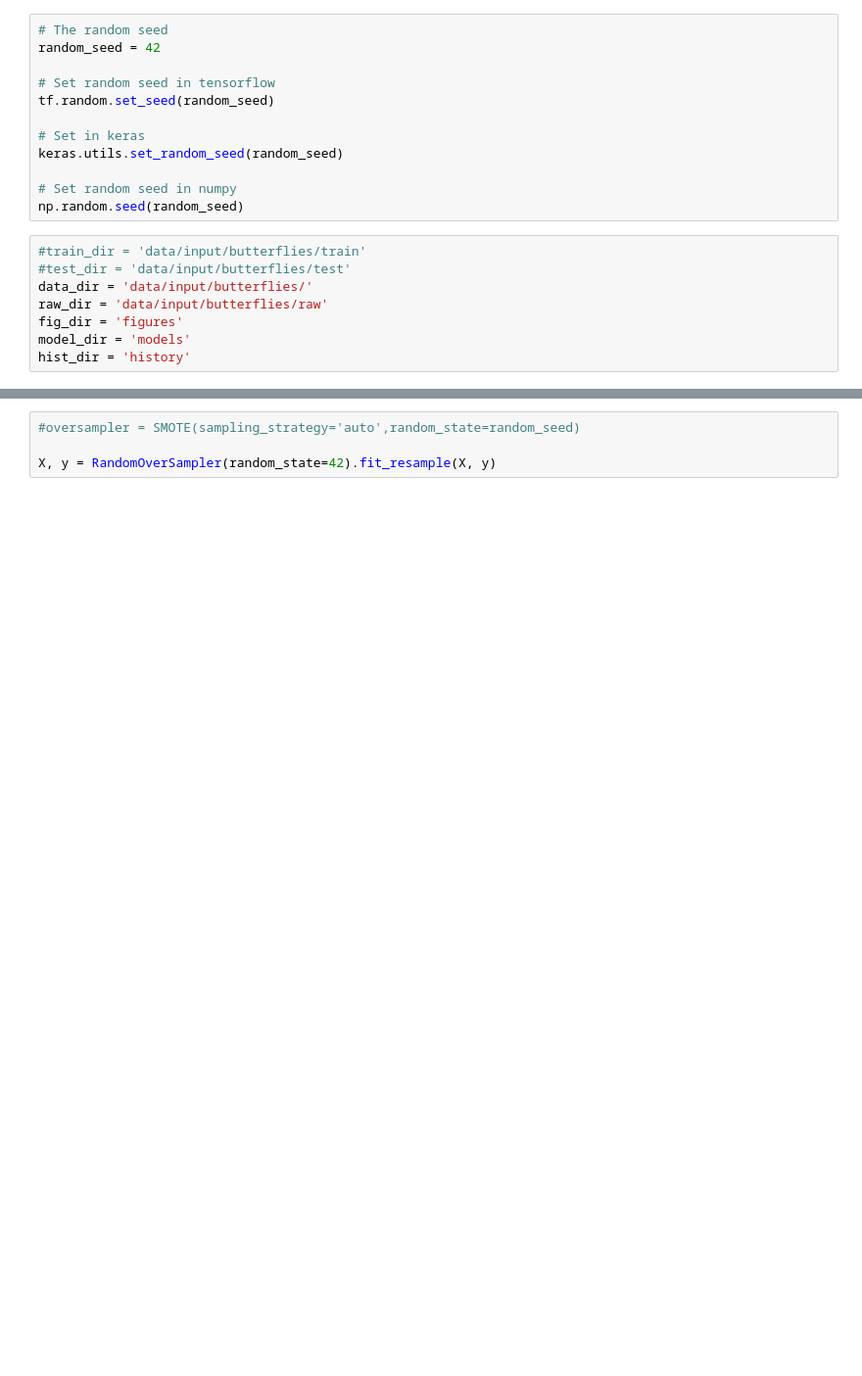
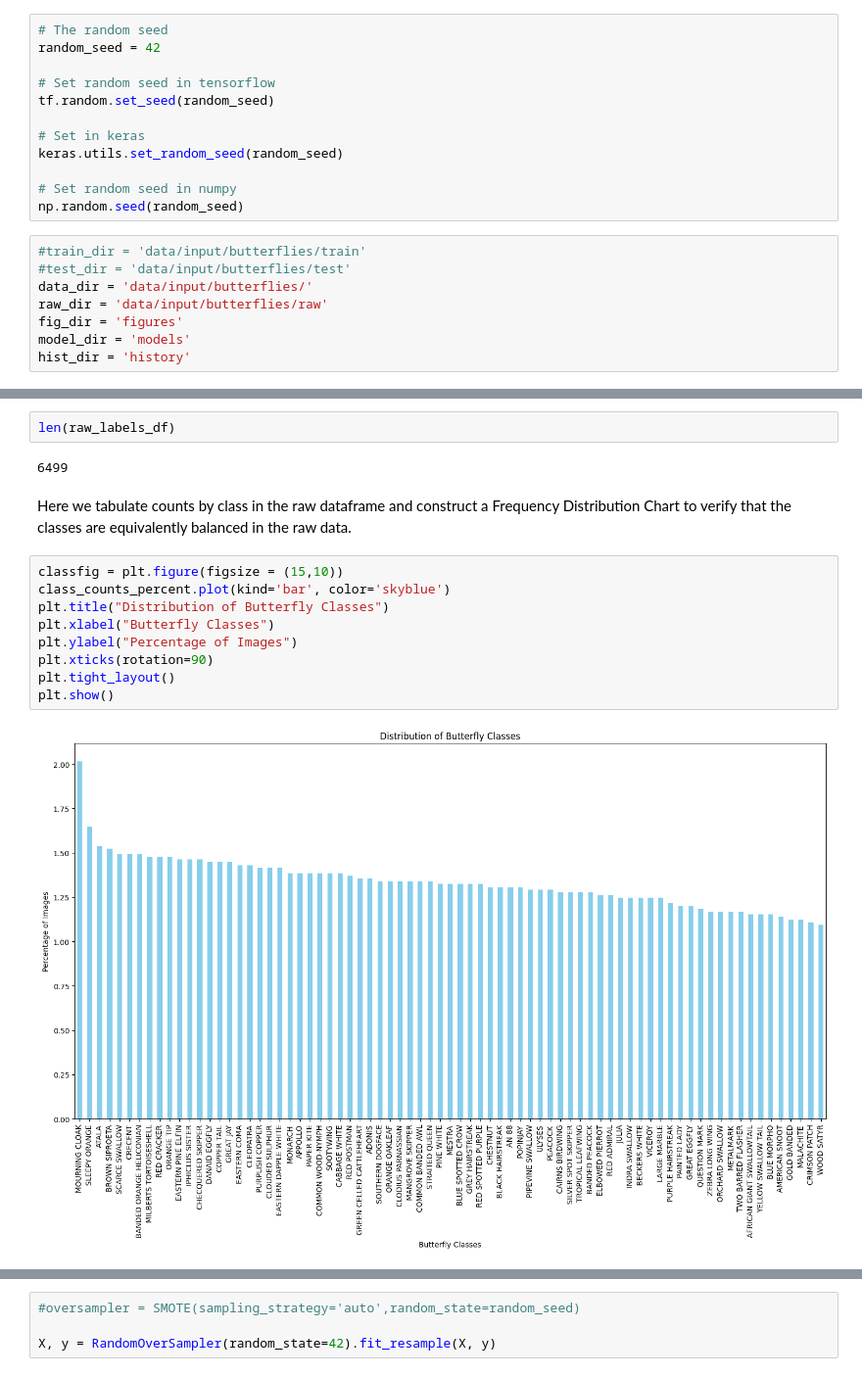
Before and after one commit to r-ballard/dats6202-proj, a Jupyter notebook: butterfly_cnn.ipynb, the cells around one changed output, grey strips where cells are left out. Shown at 98% size. Cells and saved outputs as stored; diff of their text form; blank space fills up the shorter version.

```diff
--- a/butterfly_cnn.ipynb
+++ b/butterfly_cnn.ipynb
@@ -151,0 +153,17 @@ plt.show()
+# %%
+len(raw_labels_df)
+# %% [output]
+6499
+# %% [markdown]
+Here we tabulate counts by class in the raw dataframe and construct a Frequency Distribution Chart to verify that the classes are equivalently balanced in the raw data.
+# %%
+classfig = plt.figure(figsize = (15,10))
+class_counts_percent.plot(kind='bar', color='skyblue')
+plt.title("Distribution of Butterfly Classes")
+plt.xlabel("Butterfly Classes")
+plt.ylabel("Percentage of Images")
+plt.xticks(rotation=90)
+plt.tight_layout()
+plt.show()
+# %% [output]
+[figure, added]
```
Also changed, not shown: parts of 46 cells of this notebook.
